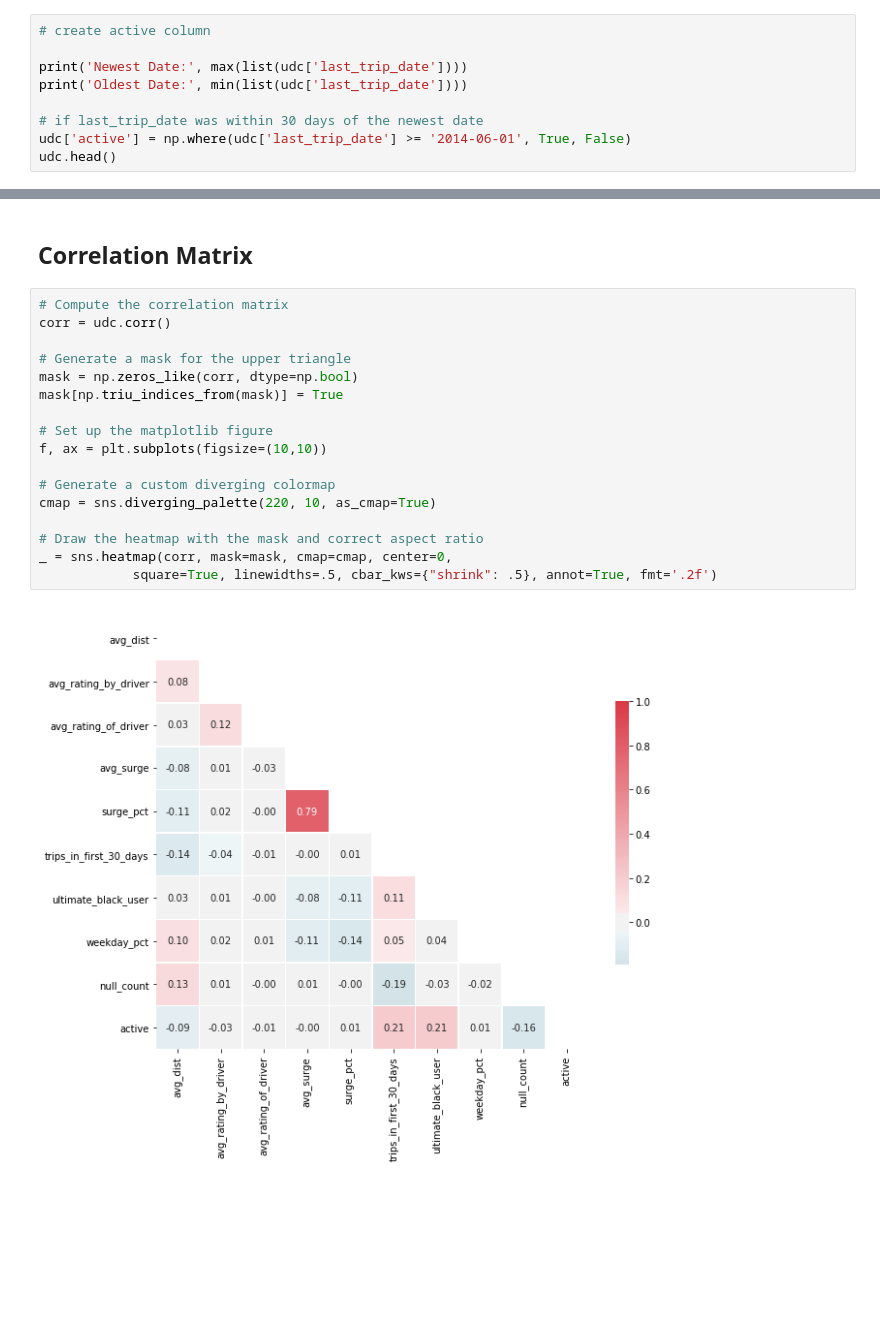
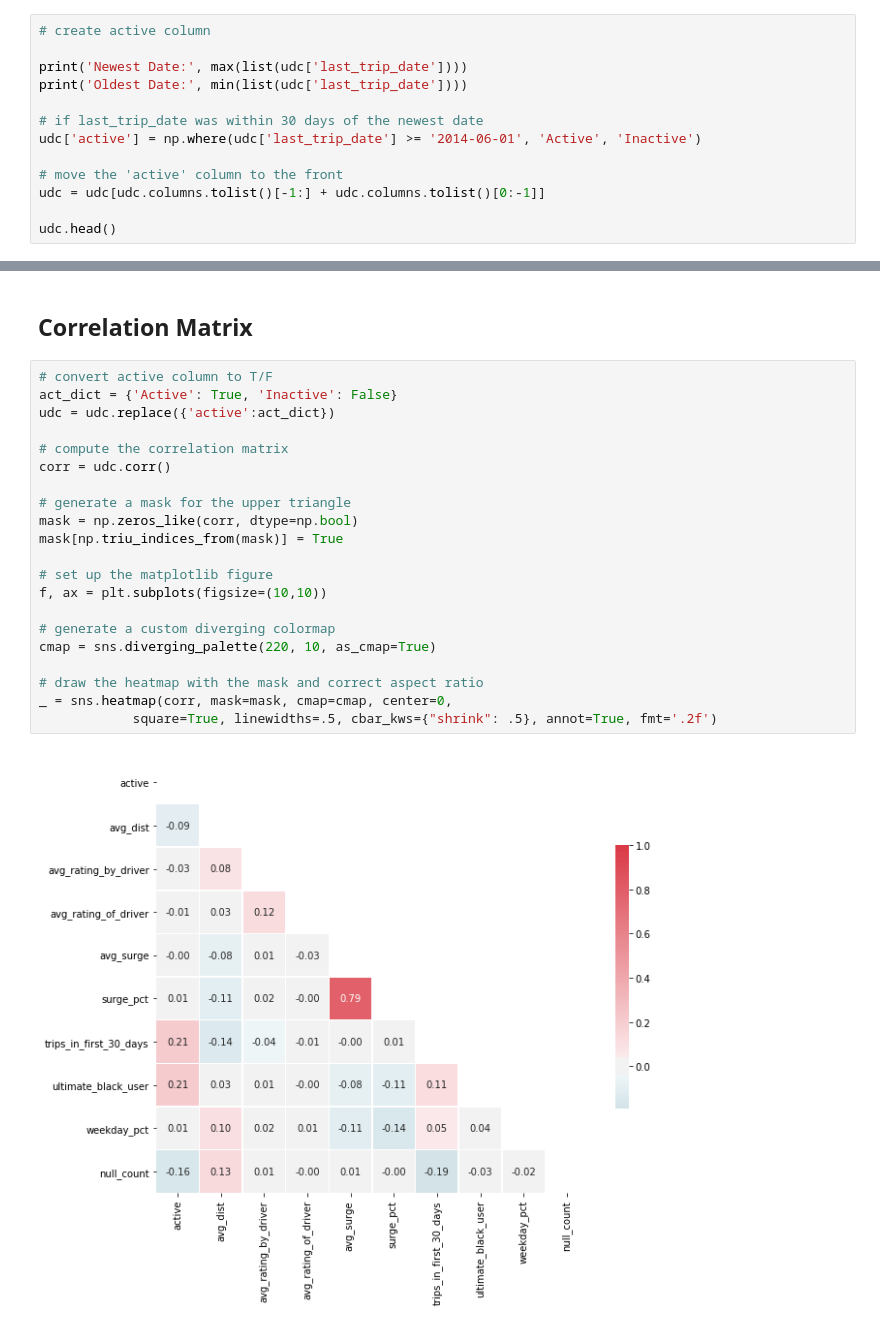
Before and after one commit to milesin3d/Springboard-MiniProjects, a Jupyter notebook: Ultimate Technologies Inc/Utimate_Technologies_Inc.ipynb, the cells around one changed output, grey strips where cells are left out. Cells and saved outputs as stored; diff of their text form; blank space fills up the shorter version.

```diff
--- a/Ultimate Technologies Inc/Utimate_Technologies_Inc.ipynb
+++ b/Ultimate Technologies Inc/Utimate_Technologies_Inc.ipynb
@@ -281,7 +345,11 @@ print('Newest Date:', max(list(udc['last_trip_date'])))
 print('Oldest Date:', min(list(udc['last_trip_date'])))
 
 # if last_trip_date was within 30 days of the newest date
-udc['active'] = np.where(udc['last_trip_date'] >= '2014-06-01', True, False)
+udc['active'] = np.where(udc['last_trip_date'] >= '2014-06-01', 'Active', 'Inactive')
+
+# move the 'active' column to the front
+udc = udc[udc.columns.tolist()[-1:] + udc.columns.tolist()[0:-1]]
+
 udc.head()
 # %% [output]
 Newest Date: 2014-07-01
@@ -295,22 +429,26 @@ Oldest Date: 2014-01-01
 # %% [markdown]
 ## Correlation Matrix
 # %%
-# Compute the correlation matrix
+# convert active column to T/F
+act_dict = {'Active': True, 'Inactive': False}
+udc = udc.replace({'active':act_dict})
+
+# compute the correlation matrix
 corr = udc.corr()
 
-# Generate a mask for the upper triangle
+# generate a mask for the upper triangle
 mask = np.zeros_like(corr, dtype=np.bool)
 mask[np.triu_indices_from(mask)] = True
 
-# Set up the matplotlib figure
+# set up the matplotlib figure
 f, ax = plt.subplots(figsize=(10,10))
 
-# Generate a custom diverging colormap
+# generate a custom diverging colormap
 cmap = sns.diverging_palette(220, 10, as_cmap=True)
 
-# Draw the heatmap with the mask and correct aspect ratio
+# draw the heatmap with the mask and correct aspect ratio
 _ = sns.heatmap(corr, mask=mask, cmap=cmap, center=0,
             square=True, linewidths=.5, cbar_kws={"shrink": .5}, annot=True, fmt='.2f')
 # %% [output]
-[figure, old version]
+[figure, new version]
 # %% [markdown]
```
Also changed, not shown: parts of 32 cells of this notebook.
